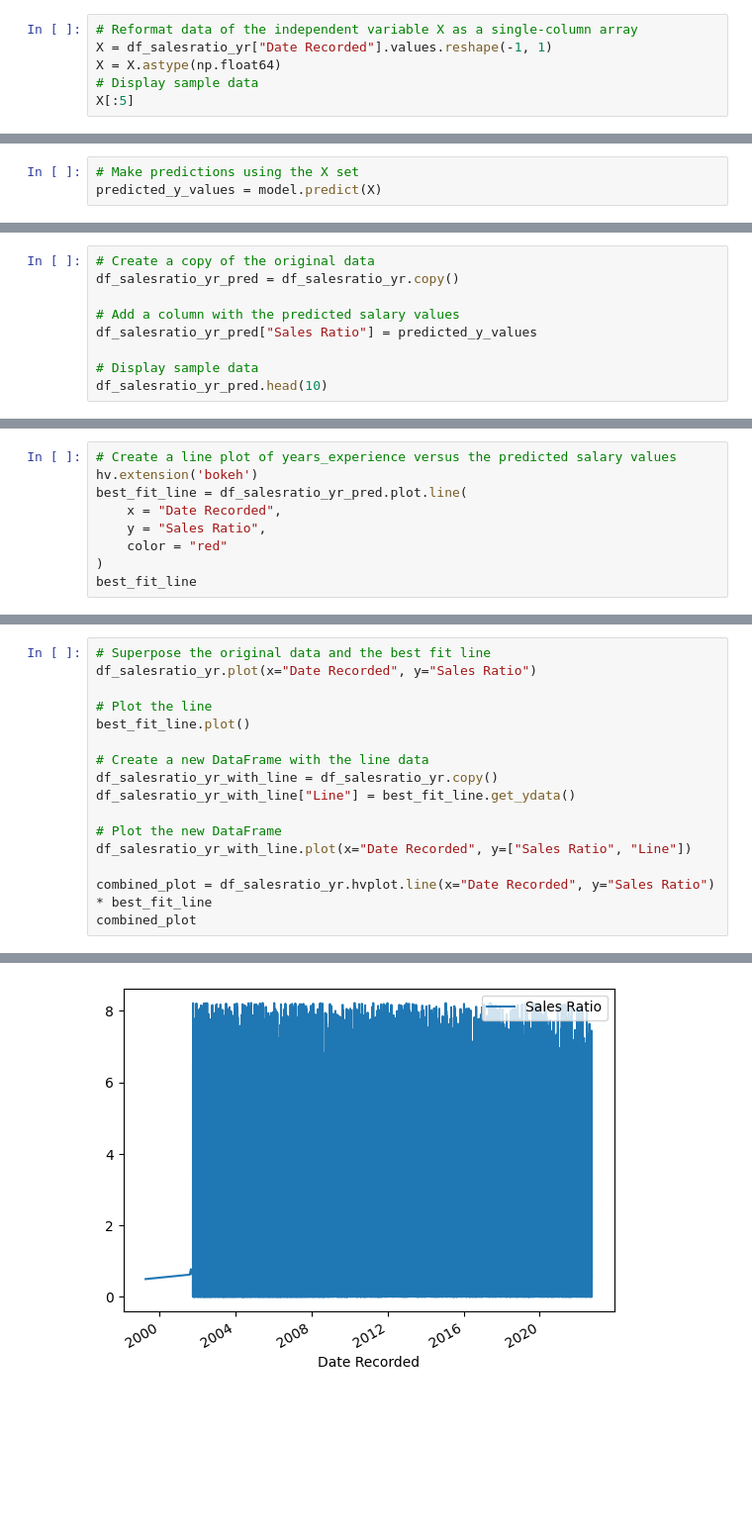
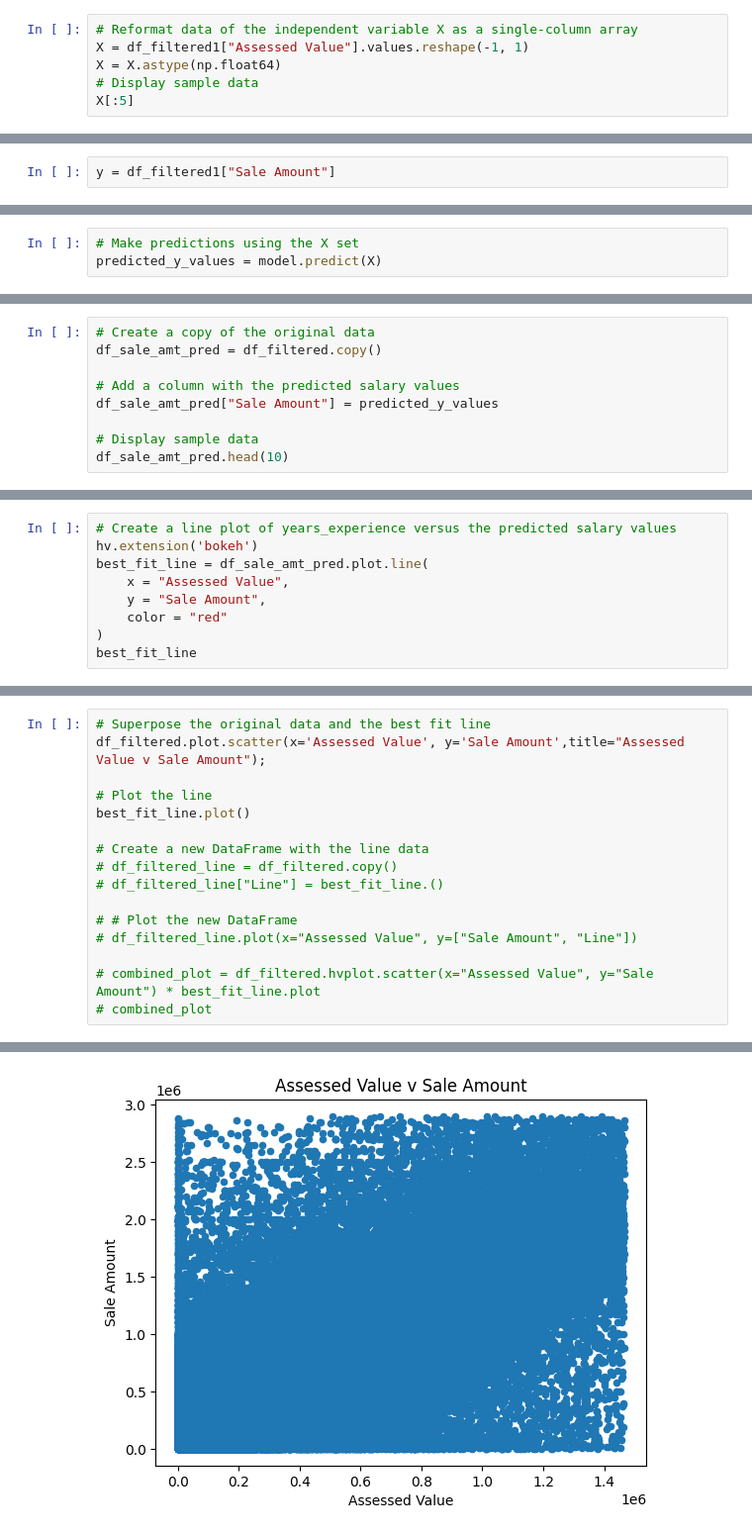
Before and after one commit to lwjiang1015/Project_4_Group_4, a Jupyter notebook: RealEstate_Analysis_colab_OY - residential.ipynb, the cells around one changed output, grey strips where cells are left out. Shown at 99% size. Drawn from its saved outputs; the diff is of its cells as text; blank space fills up the shorter version.

```diff
--- a/RealEstate_Analysis_colab_OY.ipynb
+++ b/RealEstate_Analysis_colab_OY - residential.ipynb
@@ -279,6 +285,6 @@ df_salesratio_yr.plot.scatter(x='Date Recorded', y='Sales Ratio',title="Sales Ra
 # %%
 # Reformat data of the independent variable X as a single-column array
-X = df_salesratio_yr["Date Recorded"].values.reshape(-1, 1)
+X = df_filtered1["Assessed Value"].values.reshape(-1, 1)
 X = X.astype(np.float64)
 # Display sample data
 X[:5]
@@ -297,3 +301,5 @@ y = df_salesratio_yr["Sales Ratio"]
+# %%
+y = df_filtered1["Sale Amount"]
 # %%
 model = LinearRegression(fit_intercept=True)
 model
@@ -325,11 +351,11 @@ predicted_y_values = model.predict(X)
 # %%
 # Create a copy of the original data
-df_salesratio_yr_pred = df_salesratio_yr.copy()
+df_sale_amt_pred = df_filtered.copy()
 
 # Add a column with the predicted salary values
-df_salesratio_yr_pred["Sales Ratio"] = predicted_y_values
+df_sale_amt_pred["Sale Amount"] = predicted_y_values
 
 # Display sample data
-df_salesratio_yr_pred.head(10)
+df_sale_amt_pred.head(10)
 # %% [output]
 |  | Town | Sale Amount | Assessed Value | Date Recorded | Sales Ratio |
@@ -346,9 +372,9 @@ df_salesratio_yr_pred.head(10)
 # %%
 # Create a line plot of years_experience versus the predicted salary values
 hv.extension('bokeh')
-best_fit_line = df_salesratio_yr_pred.plot.line(
-    x = "Date Recorded",
-    y = "Sales Ratio",
+best_fit_line = df_sale_amt_pred.plot.line(
+    x = "Assessed Value",
+    y = "Sale Amount",
     color = "red"
 )
 best_fit_line
@@ -361,17 +387,17 @@ best_fit_line
 # %%
 # Superpose the original data and the best fit line
-df_salesratio_yr.plot(x="Date Recorded", y="Sales Ratio")
+df_filtered.plot.scatter(x='Assessed Value', y='Sale Amount',title="Assessed Value v Sale Amount");
 
 # Plot the line
 best_fit_line.plot()
 
 # Create a new DataFrame with the line data
-df_salesratio_yr_with_line = df_salesratio_yr.copy()
-df_salesratio_yr_with_line["Line"] = best_fit_line.get_ydata()
+# df_filtered_line = df_filtered.copy()
+# df_filtered_line["Line"] = best_fit_line.()
 
-# Plot the new DataFrame
-df_salesratio_yr_with_line.plot(x="Date Recorded", y=["Sales Ratio", "Line"])
+# # Plot the new DataFrame
+# df_filtered_line.plot(x="Assessed Value", y=["Sale Amount", "Line"])
 
-combined_plot = df_salesratio_yr.hvplot.line(x="Date Recorded", y="Sales Ratio") * best_fit_line
-combined_plot
+# combined_plot = df_filtered.hvplot.scatter(x="Assessed Value", y="Sale Amount") * best_fit_line.plot
+# combined_plot
 # %% [output]
@@ -379 +405 @@ AttributeError: 'Axes' object has no attribute 'get_ydata'
-[figure, old version]
+[figure, new version]
```
Also changed, not shown: parts of 33 cells of this notebook, 1 other file.
